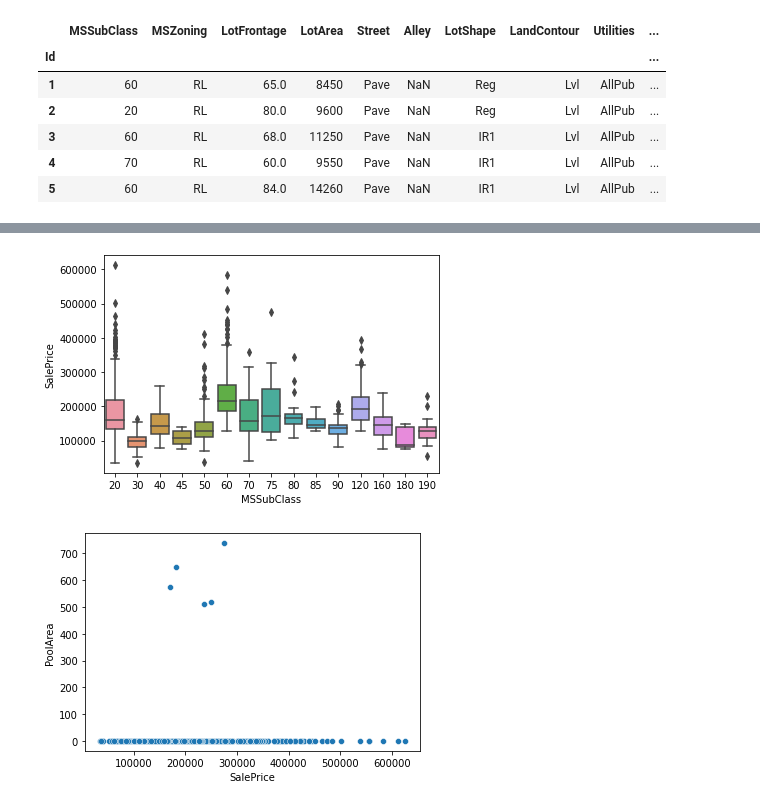
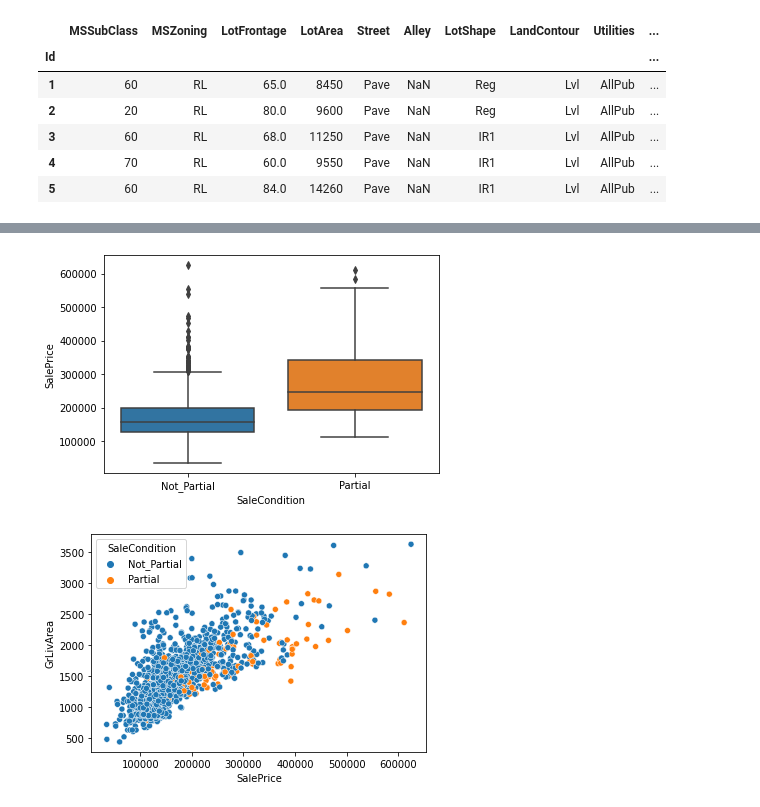
Before and after one commit to ericlundy87/House-Prices-Advanced-Regression-Techniques, a Jupyter notebook: p4_lundy.ipynb, the cells around one changed output, grey strips where cells are left out. Cells and saved outputs as stored; diff of their text form; code cells hidden in the pictures.

```diff
--- a/p4_lundy.ipynb
+++ b/p4_lundy.ipynb
@@ -40,7 +40,6 @@ import scipy.stats as st
 # %%
 #To visualize the whole grid
 pd.options.display.max_columns = 999
-random.seed(123)
 #Kaggle divides the dataset already into Train and Test data
 train = pd.read_csv("train.csv", index_col=0)
 test = pd.read_csv("test.csv", index_col=0)
@@ -49,6 +48,11 @@ def adj_r2_score(y_test, y_pred, X_test):
     num = (1-r2_score(y_test, y_pred)) * (len(X_test)-1)
     den = (len(X_test)-len(X_test.columns)-1)
     return 1 - (num / den)
+
+def normalize(data):
+    x = data
+    x = (x - x.mean()) / x.std()
+    return x
 train.head()
 # %% [output]
 |  | MSSubClass | MSZoning | LotFrontage | LotArea | Street | Alley | LotShape | LandContour | Utilities | ... |
@@ -169,29 +183,0 @@ Series([], dtype: bool)
-# %%
-train_data = pd.concat([
-    train_data.OverallQual,
-    train_data.GrLivArea,
-    train_data.GarageArea,
-    train_data.YearRemodAdd,
-    train_data.OverallCond,
-    train_data.TotalBsmtSF,
-    train_data.LowQualFinSF,
-    train_data.Bath,
-    train_data.KitchenAbvGr,
-    train_data.Fireplaces
-    ], axis=1)
-test_data = pd.concat([
-    test_data.OverallQual,
-    test_data.GrLivArea,
-    test_data.GarageArea,
-    test_data.YearRemodAdd,
-    test_data.OverallCond,
-    test_data.TotalBsmtSF,
-    test_data.LowQualFinSF,
-    test_data.Bath,
-    test_data.KitchenAbvGr,
-    test_data.Fireplaces
-    ], axis=1)
-
-corr = train_data.corr(method = 'pearson')
-f, ax = plt.subplots(figsize=(12,9))
-sns.heatmap(corr, square = True, cmap ="YlGnBu")
@@ -215,14 +333,14 @@ Adj R-Squared 0.878
 # %%
-sns.boxplot(x="MSSubClass", y="SalePrice", data=train_data)
+sns.boxplot(x="SaleCondition", y="SalePrice", data=train_data)
 plt.show()
 # %% [output]
-[figure, old version]
+[figure, new version]
 # %%
-graph_data = pd.concat([train_data['PoolArea'], train_data.GarageArea, train_labels], axis=1)
+graph_data = pd.concat([train_data['SaleCondition'], train_data.GrLivArea, train_labels], axis=1)
 # graph_data['Fence'] = graph_data['Fence'].replace(np.nan, 'None')
 # graph_data.head()
 # sns.scatterplot('SalePrice', 'GrLivArea', data = graph_data, hue='Remodeled')
-sns.scatterplot('SalePrice', 'PoolArea', data = graph_data)
+sns.scatterplot('SalePrice', 'GrLivArea', data = graph_data, hue='SaleCondition')
 plt.show()
 # %% [output]
-[figure, old version]
+[figure, new version]
```
Also changed, not shown: parts of 5 cells of this notebook.
